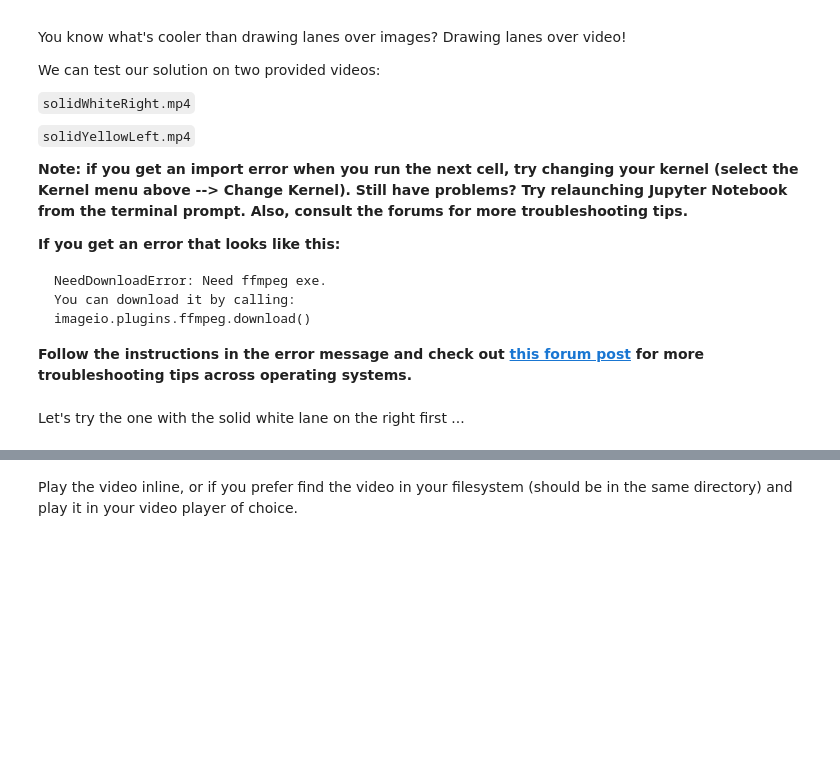
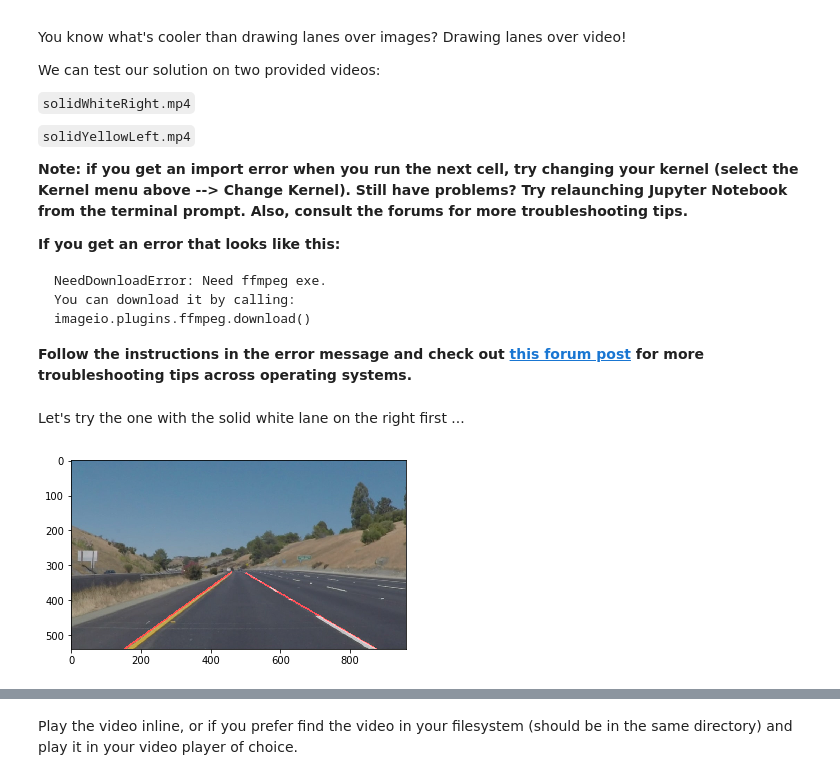
Before and after one commit to aloksh85/CarND-LaneLines-P1, a Jupyter notebook: P1.ipynb, the cells around one changed output, grey strips where cells are left out. Drawn from its saved outputs; the diff is of its cells as text; code cells hidden in the pictures; blank space fills up the shorter version.

```diff
--- a/P1.ipynb
+++ b/P1.ipynb
@@ -386,5 +462,14 @@ def process_image(image):
 # %% [markdown]
 Let's try the one with the solid white lane on the right first ...
+# %%
+#reading in an image
+image = mpimg.imread('test_images/solidYellowCurve2.jpg')
+result_image = process_image(image)
+plt.figure(1)
+plt.imshow(result_image)
+mpimg.imsave('test_images_output/solidYellowCurve2.jpg',result_image)
+# %% [output]
+[figure, added]
 # %%
 white_output = 'test_videos_output/solidWhiteRight.mp4'
 ## To speed up the testing process you may want to try your pipeline on a shorter subclip of the video
```
Also changed, not shown: parts of 12 cells of this notebook.
